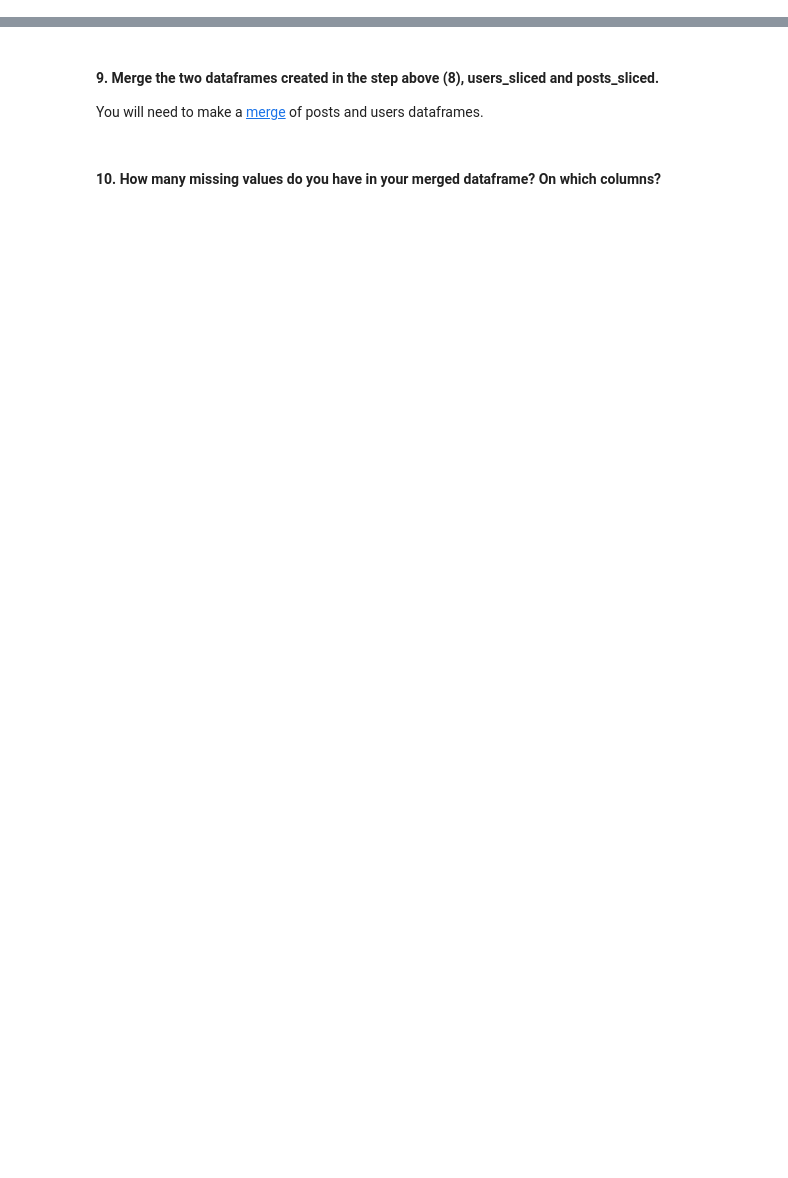
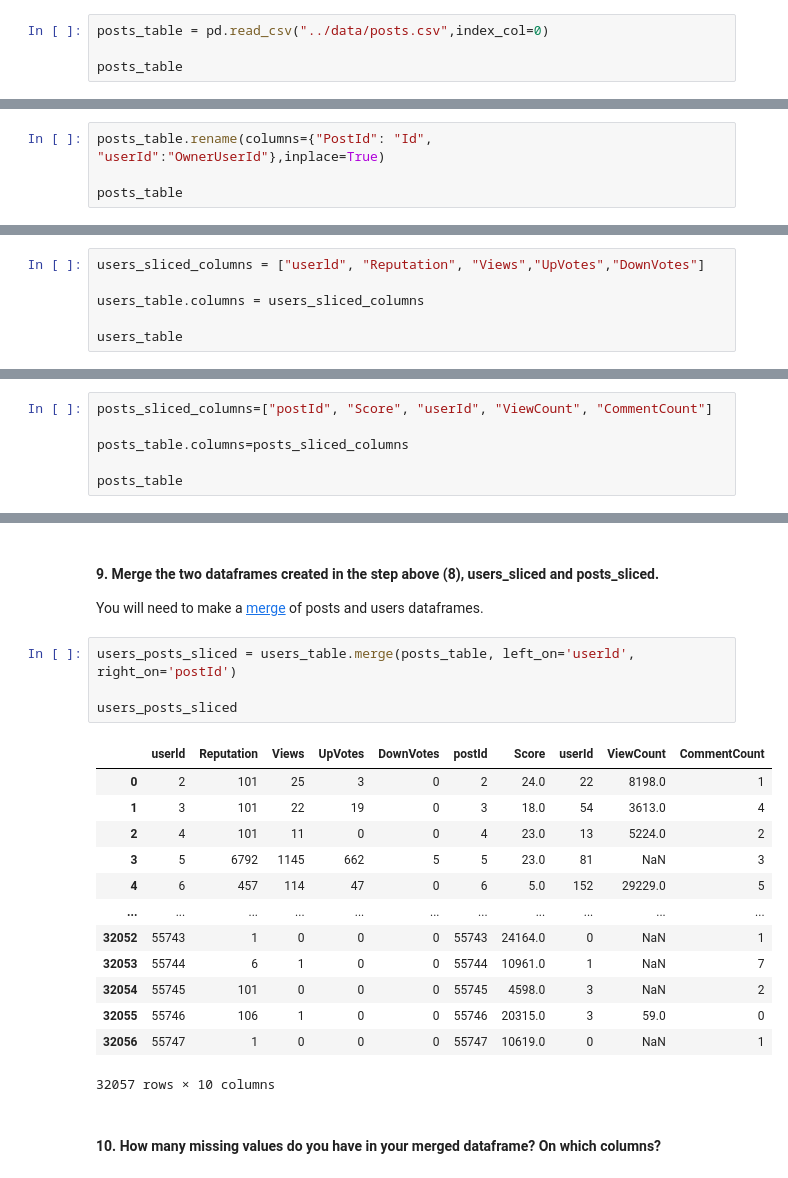
Before and after one commit to ta-data-bcn/lab-data-cleaning, a Jupyter notebook: your-code/main.ipynb, the cells around one changed output, grey strips where cells are left out. Drawn from its saved outputs; the diff is of its cells as text; blank space fills up the shorter version.

```diff
--- a/your-code/main.ipynb
+++ b/your-code/main.ipynb
@@ -13,2 +74,6 @@
 # %% [markdown]
 #### 6. Import the posts table.
+# %%
+posts_table = pd.read_csv("../data/posts.csv",index_col=0)
+
+posts_table
@@ -15,2 +94,6 @@
 # %% [markdown]
 #### 7. Rename Id column to postId and OwnerUserId to userId.
+# %%
+posts_table.rename(columns={"PostId": "Id", "userId":"OwnerUserId"},inplace=True)
+
+posts_table
@@ -18,3 +115,9 @@
 #### 8. Define new dataframes for users and posts with the following selected columns:
 **users_sliced columns**: userId, Reputation, Views, UpVotes, DownVotes
 **posts_sliced columns**: postId, Score, userId, ViewCount, CommentCount
+# %%
+users_sliced_columns = ["userld", "Reputation", "Views","UpVotes","DownVotes"]
+
+users_table.columns = users_sliced_columns
+
+users_table
@@ -20,0 +138,6 @@
+# %%
+posts_sliced_columns=["postId", "Score", "userId", "ViewCount", "CommentCount"]
+
+posts_table.columns=posts_sliced_columns
+
+posts_table
@@ -21,5 +158,23 @@
 # %% [markdown]
 #### 9. Merge the two dataframes created in the step above (8), users_sliced and posts_sliced.
 You will need to make a [merge](https://pandas.pydata.org/pandas-docs/stable/generated/pandas.DataFrame.merge.html) of posts and users dataframes.
+# %%
+users_posts_sliced = users_table.merge(posts_table, left_on='userld', right_on='postId')
+
+users_posts_sliced
+# %% [output]
+|  | userld | Reputation | Views | UpVotes | DownVotes | postId | Score | userId | ViewCount | CommentCount |
+| 0 | 2 | 101 | 25 | 3 | 0 | 2 | 24.0 | 22 | 8198.0 | 1 |
+| 1 | 3 | 101 | 22 | 19 | 0 | 3 | 18.0 | 54 | 3613.0 | 4 |
+| 2 | 4 | 101 | 11 | 0 | 0 | 4 | 23.0 | 13 | 5224.0 | 2 |
+| 3 | 5 | 6792 | 1145 | 662 | 5 | 5 | 23.0 | 81 | NaN | 3 |
+| 4 | 6 | 457 | 114 | 47 | 0 | 6 | 5.0 | 152 | 29229.0 | 5 |
+| ... | ... | ... | ... | ... | ... | ... | ... | ... | ... | ... |
+| 32052 | 55743 | 1 | 0 | 0 | 0 | 55743 | 24164.0 | 0 | NaN | 1 |
+| 32053 | 55744 | 6 | 1 | 0 | 0 | 55744 | 10961.0 | 1 | NaN | 7 |
+| 32054 | 55745 | 101 | 0 | 0 | 0 | 55745 | 4598.0 | 3 | NaN | 2 |
+| 32055 | 55746 | 106 | 1 | 0 | 0 | 55746 | 20315.0 | 3 | 59.0 | 0 |
+| 32056 | 55747 | 1 | 0 | 0 | 0 | 55747 | 10619.0 | 0 | NaN | 1 |
+32057 rows × 10 columns
 # %% [markdown]
 #### 10. How many missing values do you have in your merged dataframe? On which columns?
```
Also changed, not shown: parts of 14 cells of this notebook.
